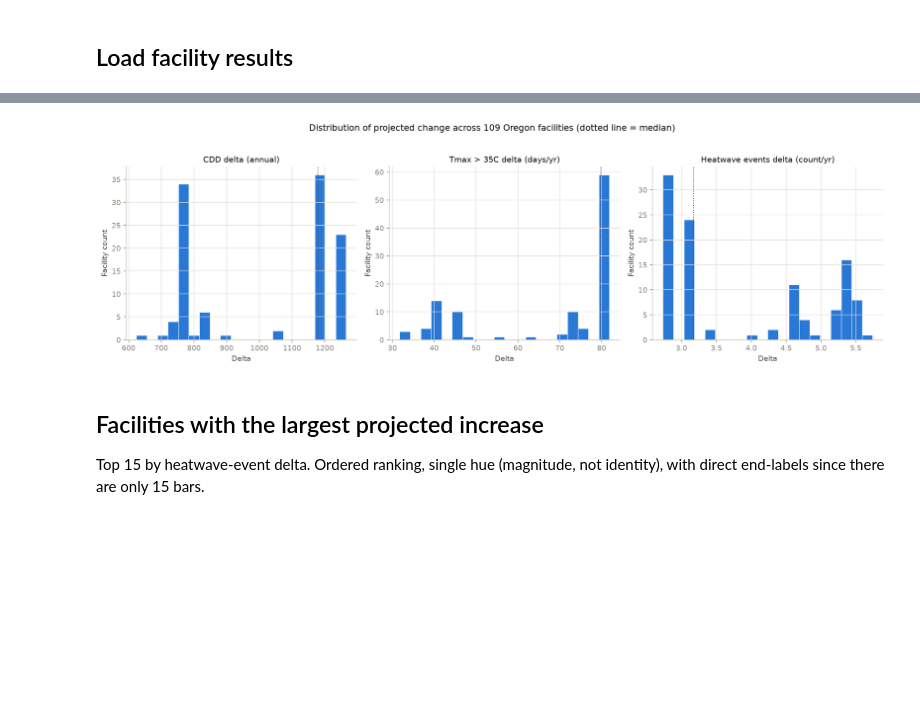
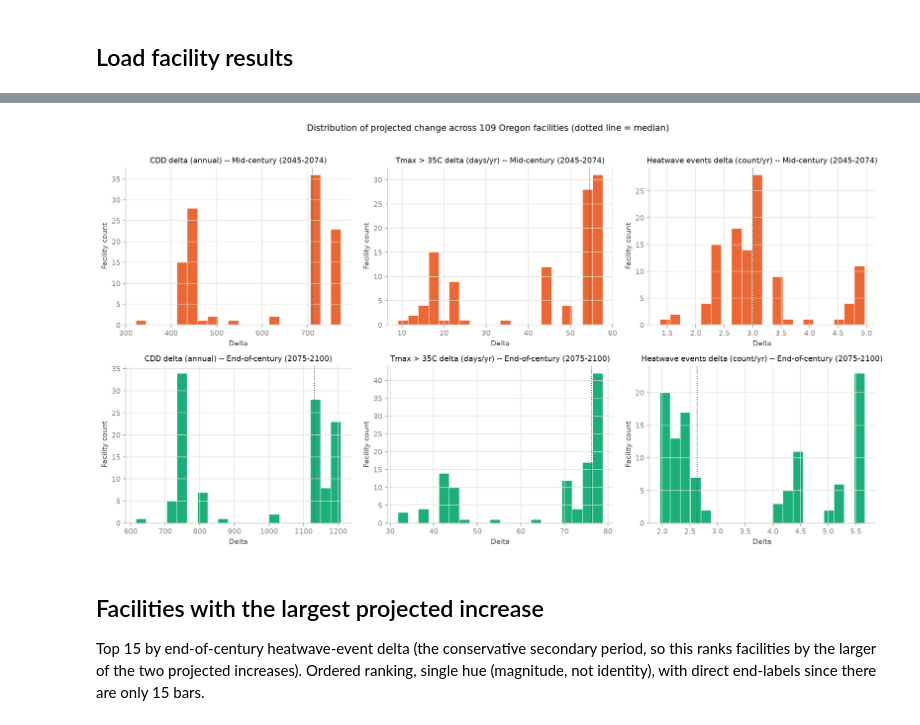
Before and after one commit to lauraqueen411/data-center-climate-risk, a Jupyter notebook: notebooks/facility_heat_indices_explore.ipynb, the cells around one changed output, grey strips where cells are left out. Saved outputs shown, nothing was run; the diff lists cells and outputs as text; code cells hidden in the pictures; blank space fills up the shorter version.

```diff
--- a/notebooks/facility_heat_indices_explore.ipynb
+++ b/notebooks/facility_heat_indices_explore.ipynb
@@ -88,9 +109,11 @@ facilities['facility_label'] = facilities['facility_name'].fillna(
 )
 
 print(f'{len(facilities)} facilities loaded')
-neg_days = int((facilities['tmax_threshold_days_delta'] < 0).sum())
-neg_events = int((facilities['heatwave_events_delta'] < 0).sum())
-print(f'Sanity: {neg_days} negative tmax_threshold_days_delta, {neg_events} negative heatwave_events_delta (expect 0 under SSP585)')
+for period_key in FUTURE_PERIODS:
+    neg_days = int((facilities[f'tmax_threshold_days_{period_key}_delta'] < 0).sum())
+    neg_events = int((facilities[f'heatwave_events_{period_key}_delta'] < 0).sum())
+    print(f'Sanity ({period_key}): {neg_days} negative tmax_threshold_days_delta, '
+          f'{neg_events} negative heatwave_events_delta (expect 0 under SSP585)')
 facilities.head()
 # %% [output]
 109 facilities loaded
@@ -144,27 +175,35 @@ appropriate here).
 # %%
-delta_panels = [
-    ('cdd_ssp585_2070_2099', 'cdd_historical_1950_1979', 'CDD delta (annual)'),
-    ('tmax_threshold_days_delta', None, 'Tmax > 35C delta (days/yr)'),
-    ('heatwave_events_delta', None, 'Heatwave events delta (count/yr)'),
+delta_index_panels = [
+    ('cdd', None, 'CDD delta (annual)'),
+    ('tmax_threshold_days', 'tmax_threshold_days_{period_key}_delta', 'Tmax > 35C delta (days/yr)'),
+    ('heatwave_events', 'heatwave_events_{period_key}_delta', 'Heatwave events delta (count/yr)'),
 ]
 
-fig, axes = plt.subplots(1, 3, figsize=(15, 4.5))
-for ax, (fut_col, hist_col, title) in zip(axes, delta_panels):
-    values = (facilities[fut_col] - facilities[hist_col]) if hist_col else facilities[fut_col]
-    ax.hist(values, bins=20, color=SEQUENTIAL_BLUE_STEPS[7], edgecolor='white', linewidth=0.6)
-    ax.axvline(values.median(), color=INK_SECONDARY, linestyle=':', linewidth=1.2)
-    ax.set_title(title, color=INK_PRIMARY, fontsize=11)
-    ax.set_xlabel('Delta')
-    ax.set_ylabel('Facility count')
+fig, axes = plt.subplots(2, 3, figsize=(15, 8))
+for row, period_key in zip(axes, FUTURE_PERIODS):
+    fut_suffix = PERIOD_COLUMN_SUFFIX[period_key]
+    color = PERIOD_COLORS[period_key]
+    for ax, (index, delta_col_tpl, title) in zip(row, delta_index_panels):
+        if delta_col_tpl is None:
+            values = facilities[f'{index}_{fut_suffix}'] - facilities[f'{index}_{hist_suffix}']
+        else:
+            values = facilities[delta_col_tpl.format(period_key=period_key)]
+        ax.hist(values, bins=20, color=color, edgecolor='white', linewidth=0.6)
+        ax.axvline(values.median(), color=INK_SECONDARY, linestyle=':', linewidth=1.2)
+        ax.set_title(f'{title} -- {PERIOD_LABELS[period_key]}', color=INK_PRIMARY, fontsize=10.5)
+        ax.set_xlabel('Delta')
+        ax.set_ylabel('Facility count')
 
-fig.suptitle('Distribution of projected change across 109 Oregon facilities (dotted line = median)', y=1.03, fontsize=12, color=INK_PRIMARY)
+fig.suptitle('Distribution of projected change across 109 Oregon facilities (dotted line = median)', y=1.02, fontsize=12, color=INK_PRIMARY)
 fig.tight_layout()
 plt.show()
 # %% [output]
-[figure, old version]
+[figure, new version]
 # %% [markdown]
 ## Facilities with the largest projected increase
 
-Top 15 by heatwave-event delta. Ordered ranking, single hue (magnitude, not
-identity), with direct end-labels since there are only 15 bars.
+Top 15 by end-of-century heatwave-event delta (the conservative secondary
+period, so this ranks facilities by the larger of the two projected
+increases). Ordered ranking, single hue (magnitude, not identity), with
+direct end-labels since there are only 15 bars.
 # %%
```
Also changed, not shown: parts of 12 cells of this notebook, 1 other file.
